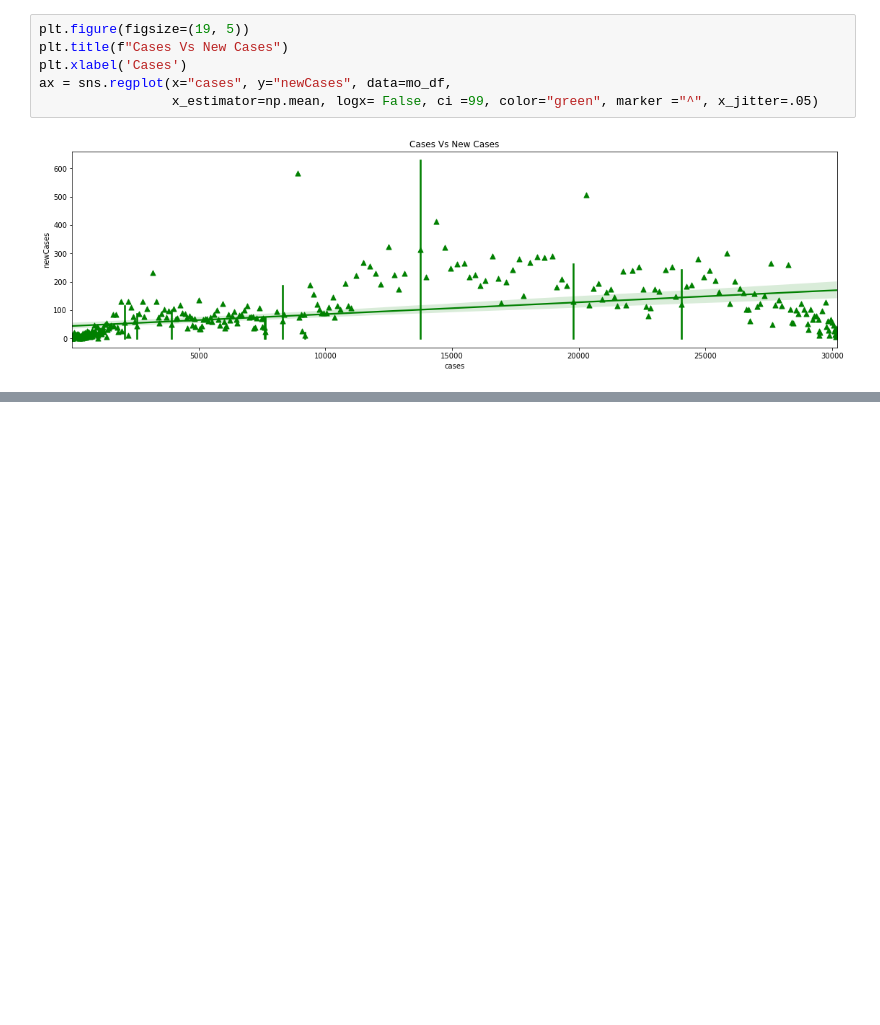
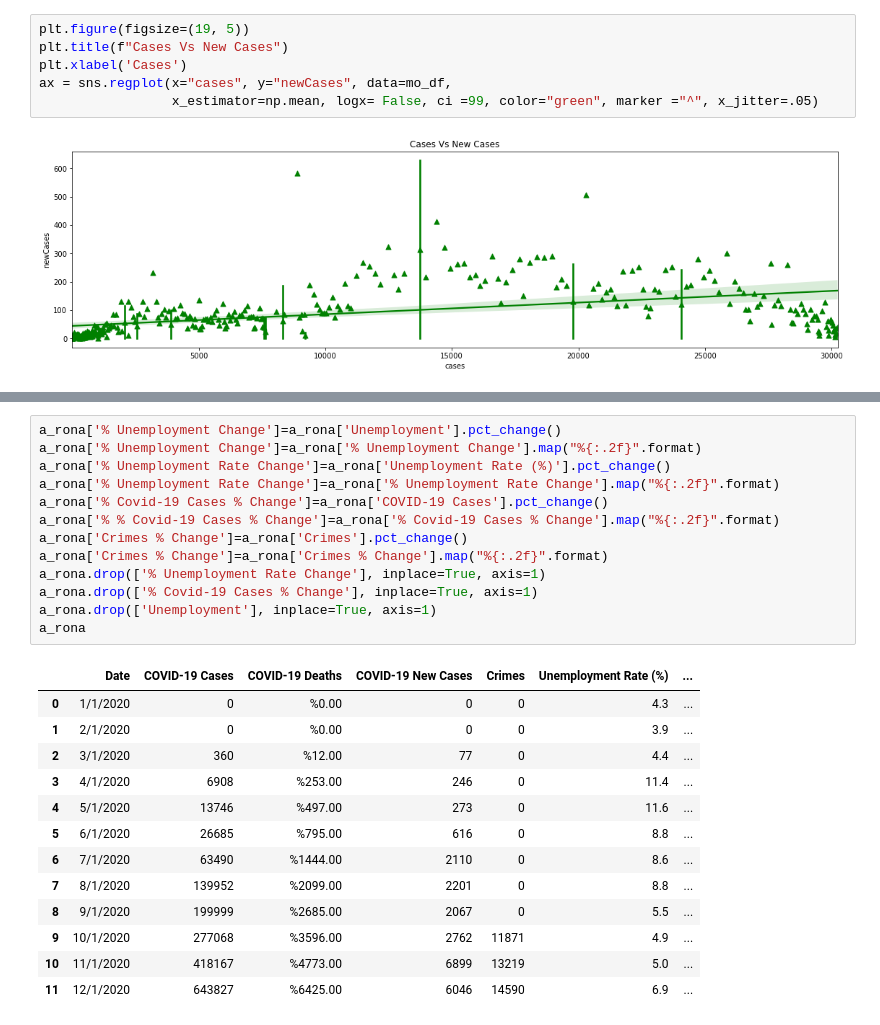
Before and after one commit to E-Weber/EKN-Project, a Jupyter notebook: Covid_api.ipynb, the cells around one changed output, grey strips where cells are left out. Drawn from its saved outputs; the diff is of its cells as text; blank space fills up the shorter version.

```diff
--- a/Covid_api.ipynb
+++ b/Covid_api.ipynb
@@ -303,0 +338,27 @@ ax = sns.regplot(x="cases", y="newCases", data=mo_df,
+# %%
+a_rona['% Unemployment Change']=a_rona['Unemployment'].pct_change()
+a_rona['% Unemployment Change']=a_rona['% Unemployment Change'].map("%{:.2f}".format)
+a_rona['% Unemployment Rate Change']=a_rona['Unemployment Rate (%)'].pct_change()
+a_rona['% Unemployment Rate Change']=a_rona['% Unemployment Rate Change'].map("%{:.2f}".format)
+a_rona['% Covid-19 Cases % Change']=a_rona['COVID-19 Cases'].pct_change()
+a_rona['% % Covid-19 Cases % Change']=a_rona['% Covid-19 Cases % Change'].map("%{:.2f}".format)
+a_rona['Crimes % Change']=a_rona['Crimes'].pct_change()
+a_rona['Crimes % Change']=a_rona['Crimes % Change'].map("%{:.2f}".format)
+a_rona.drop(['% Unemployment Rate Change'], inplace=True, axis=1)
+a_rona.drop(['% Covid-19 Cases % Change'], inplace=True, axis=1)
+a_rona.drop(['Unemployment'], inplace=True, axis=1)
+a_rona
+# %% [output]
+|  | Date | COVID-19 Cases | COVID-19 Deaths | COVID-19 New Cases | Crimes | Unemployment Rate (%) | ... |
+| 0 | 1/1/2020 | 0 | %0.00 | 0 | 0 | 4.3 | ... |
+| 1 | 2/1/2020 | 0 | %0.00 | 0 | 0 | 3.9 | ... |
+| 2 | 3/1/2020 | 360 | %12.00 | 77 | 0 | 4.4 | ... |
+| 3 | 4/1/2020 | 6908 | %253.00 | 246 | 0 | 11.4 | ... |
+| 4 | 5/1/2020 | 13746 | %497.00 | 273 | 0 | 11.6 | ... |
+| 5 | 6/1/2020 | 26685 | %795.00 | 616 | 0 | 8.8 | ... |
+| 6 | 7/1/2020 | 63490 | %1444.00 | 2110 | 0 | 8.6 | ... |
+| 7 | 8/1/2020 | 139952 | %2099.00 | 2201 | 0 | 8.8 | ... |
+| 8 | 9/1/2020 | 199999 | %2685.00 | 2067 | 0 | 5.5 | ... |
+| 9 | 10/1/2020 | 277068 | %3596.00 | 2762 | 11871 | 4.9 | ... |
+| 10 | 11/1/2020 | 418167 | %4773.00 | 6899 | 13219 | 5.0 | ... |
+| 11 | 12/1/2020 | 643827 | %6425.00 | 6046 | 14590 | 6.9 | ... |
```
Also changed, not shown: parts of 15 cells of this notebook, 5 other files.
